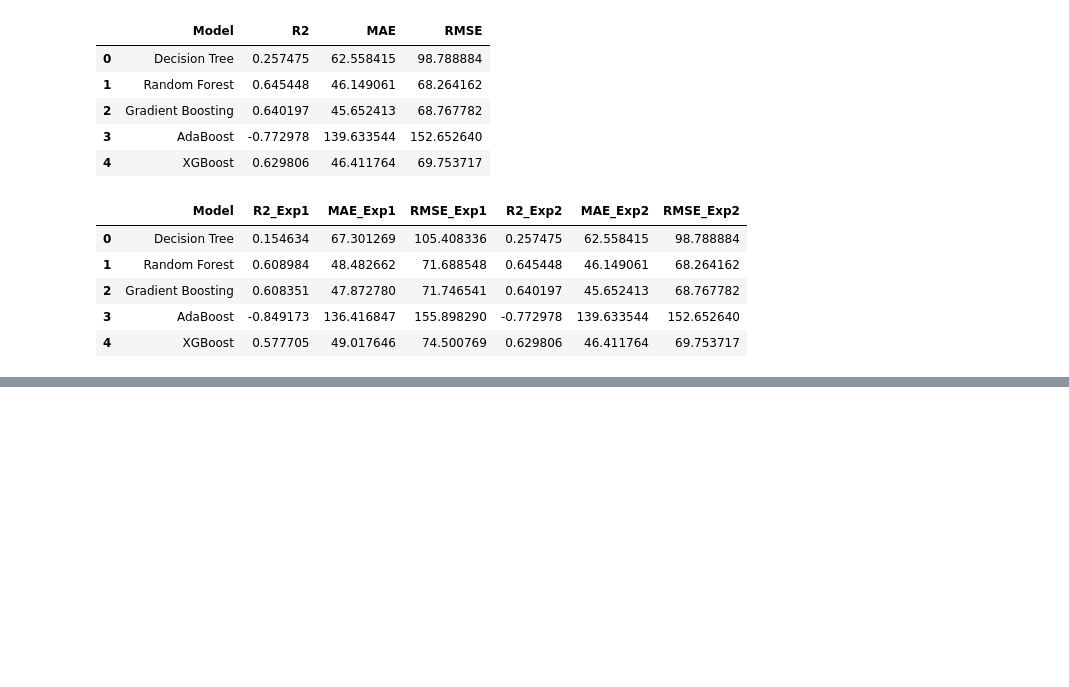
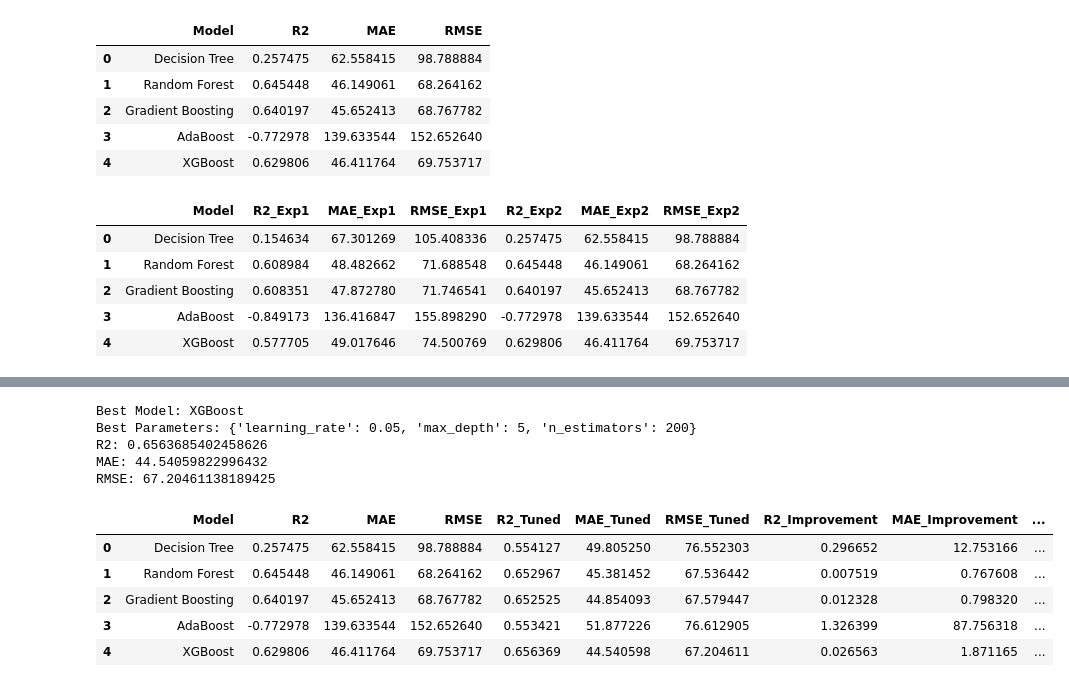
Before and after one commit to lubnashahanas07/PM25-Prediction-Using-Machine-Learning, a Jupyter notebook: modelling.ipynb, the cells around one changed output, grey strips where cells are left out. Drawn from its saved outputs; the diff is of its cells as text; code cells hidden in the pictures; blank space fills up the shorter version.

```diff
--- a/modelling.ipynb
+++ b/modelling.ipynb
@@ -160,0 +266,6 @@ comparison
+# %%
+tuned_df = pd.DataFrame(tuned_evaluation).T.reset_index()
+
+tuned_df.columns = ["Model", "R2_Tuned", "MAE_Tuned", "RMSE_Tuned"]
+
+tuned_df
@@ -160,0 +279,9 @@ comparison
+# %%
+# comparing exp2 before tuning vs after tuning
+
+comparison_tuning = evaluation_exp2.merge(
+    tuned_df,
+    on="Model"
+)
+
+comparison_tuning
@@ -160,0 +295,40 @@ comparison
+# %%
+best_model_name = max(
+    tuned_evaluation,
+    key=lambda name: tuned_evaluation[name]["R2"]
+)
+
+best_model = tuned_models[best_model_name]
+
+print("Best Model:", best_model_name)
+print("Best Parameters:", best_params[best_model_name])
+print("R2:", tuned_evaluation[best_model_name]["R2"])
+print("MAE:", tuned_evaluation[best_model_name]["MAE"])
+print("RMSE:", tuned_evaluation[best_model_name]["RMSE"])
+# %% [output]
+Best Model: XGBoost
+Best Parameters: {'learning_rate': 0.05, 'max_depth': 5, 'n_estimators': 200}
+R2: 0.6563685402458626
+MAE: 44.54059822996432
+RMSE: 67.20461138189425
+# %%
+comparison_tuning["R2_Improvement"] = (
+    comparison_tuning["R2_Tuned"] - comparison_tuning["R2"]
+)
+
+comparison_tuning["MAE_Improvement"] = (
+    comparison_tuning["MAE"] - comparison_tuning["MAE_Tuned"]
+)
+
+comparison_tuning["RMSE_Improvement"] = (
+    comparison_tuning["RMSE"] - comparison_tuning["RMSE_Tuned"]
+)
+
+comparison_tuning
+# %% [output]
+|  | Model | R2 | MAE | RMSE | R2_Tuned | MAE_Tuned | RMSE_Tuned | R2_Improvement | MAE_Improvement | ... |
+| 0 | Decision Tree | 0.257475 | 62.558415 | 98.788884 | 0.554127 | 49.805250 | 76.552303 | 0.296652 | 12.753166 | ... |
+| 1 | Random Forest | 0.645448 | 46.149061 | 68.264162 | 0.652967 | 45.381452 | 67.536442 | 0.007519 | 0.767608 | ... |
+| 2 | Gradient Boosting | 0.640197 | 45.652413 | 68.767782 | 0.652525 | 44.854093 | 67.579447 | 0.012328 | 0.798320 | ... |
+| 3 | AdaBoost | -0.772978 | 139.633544 | 152.652640 | 0.553421 | 51.877226 | 76.612905 | 1.326399 | 87.756318 | ... |
+| 4 | XGBoost | 0.629806 | 46.411764 | 69.753717 | 0.656369 | 44.540598 | 67.204611 | 0.026563 | 1.871165 | ... |
```
Also changed, not shown: parts of 8 cells of this notebook.
